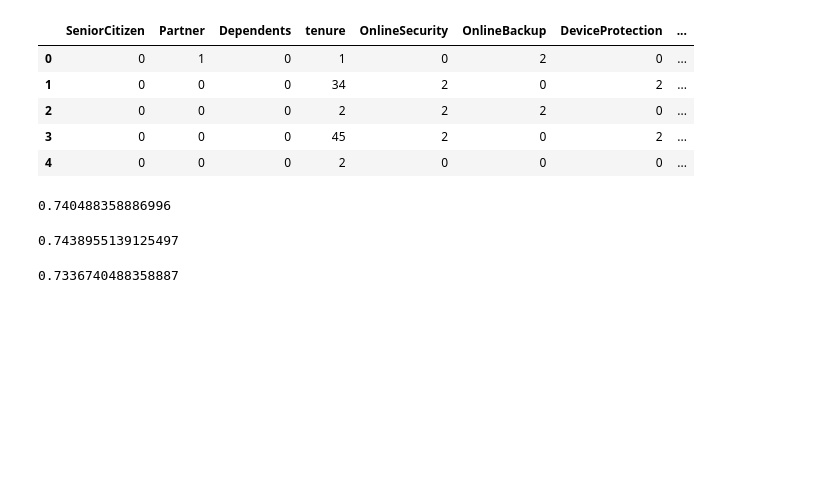
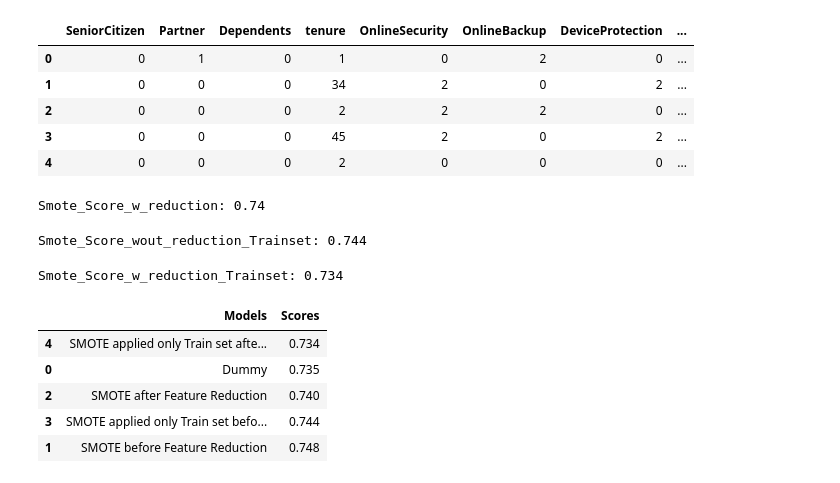
Before and after one commit to Myavuzars/MachineLearning, a Jupyter notebook: SMOTE.ipynb, the cells around one changed output. Saved outputs shown, nothing was run; the diff lists cells and outputs as text; code cells hidden in the pictures; blank space fills up the shorter version.

```diff
--- a/SMOTE.ipynb
+++ b/SMOTE.ipynb
@@ -118,6 +120,6 @@ model_SVM = make_pipeline(
 # %%
 # Fit model
 model_SVM.fit(X1_train, y1_train)
-model_SVM.score(X1_test, y1_test)
-#model_SVM.recall_score(X_test, y_test)
+Smote_Score_wout_reduction= round(model_SVM.score(X1_test, y1_test),3)
+print(f'Smote_Score_wout_reduction: {Smote_Score_wout_reduction}')
 # %% [output]
@@ -208,10 +210,10 @@ model_SVM = make_pipeline(
 # %%
 # Fit model
 model_SVM.fit(X2_train, y2_train)
-model_SVM.score(X2_test, y2_test)
-#model_SVM.recall_score(X_test, y_test)
+Smote_Score_w_reduction= round(model_SVM.score(X2_test, y2_test),3)
+print(f'Smote_Score_w_reduction: {Smote_Score_w_reduction}')
 # %% [output]
-0.740488358886996
+Smote_Score_w_reduction: 0.74
 # %%
 # SMOTE IMPLEMENTATION only FOR TRAIN DATA SET (Before Feature reduction)
 # %%
@@ -232,10 +234,11 @@ X3_train, y3_train = over.fit_resample(X3_train, y3_train)
 # %%
 # Fit model
 model_SVM.fit(X3_train, y3_train)
-model_SVM.score(X3_test, y3_test)
-#model_SVM.recall_score(X_test, y_test)
+
+Smote_Score_wout_reduction_Trainset= round(model_SVM.score(X3_test, y3_test),3)
+print(f'Smote_Score_wout_reduction_Trainset: {Smote_Score_w_reduction_Trainset}')
 # %% [output]
-0.7438955139125497
+Smote_Score_wout_reduction_Trainset: 0.744
 # %%
 # SMOTE IMPLEMENTATION only FOR TRAIN DATA SET (After Feature reduction)
 # %%
@@ -256,7 +259,24 @@ X4_train, y4_train = over.fit_resample(X4_train, y4_train)
 # %%
 # Fit model
 model_SVM.fit(X4_train, y4_train)
-model_SVM.score(X4_test, y4_test)
-#model_SVM.recall_score(X_test, y_test)
+
+Smote_Score_w_reduction_Trainset= round(model_SVM.score(X4_test, y4_test),3)
+print(f'Smote_Score_w_reduction_Trainset: {Smote_Score_w_reduction_Trainset}')
 # %% [output]
-0.7336740488358887
+Smote_Score_w_reduction_Trainset: 0.734
+# %%
+finaldf= pd.DataFrame({
+    "Models" : ["Dummy", "SMOTE before Feature Reduction", "SMOTE after Feature Reduction", "SMOTE applied only Train set before Feature Reduction", "SMOTE applied only Train set after Feature Reduction"],
+    "Scores" : [Dummy_score,Smote_Score_wout_reduction, Smote_Score_w_reduction,Smote_Score_wout_reduction_Trainset,Smote_Score_w_reduction_Trainset],
+    })
+
+finaldf_sorted = finaldf.sort_values(["Scores"], ascending=True)
+
+finaldf_sorted
+# %% [output]
+|  | Models | Scores |
+| 4 | SMOTE applied only Train set afte... | 0.734 |
+| 0 | Dummy | 0.735 |
+| 2 | SMOTE after Feature Reduction | 0.740 |
+| 3 | SMOTE applied only Train set befo... | 0.744 |
+| 1 | SMOTE before Feature Reduction | 0.748 |
```
Also changed, not shown: parts of 4 cells of this notebook.
